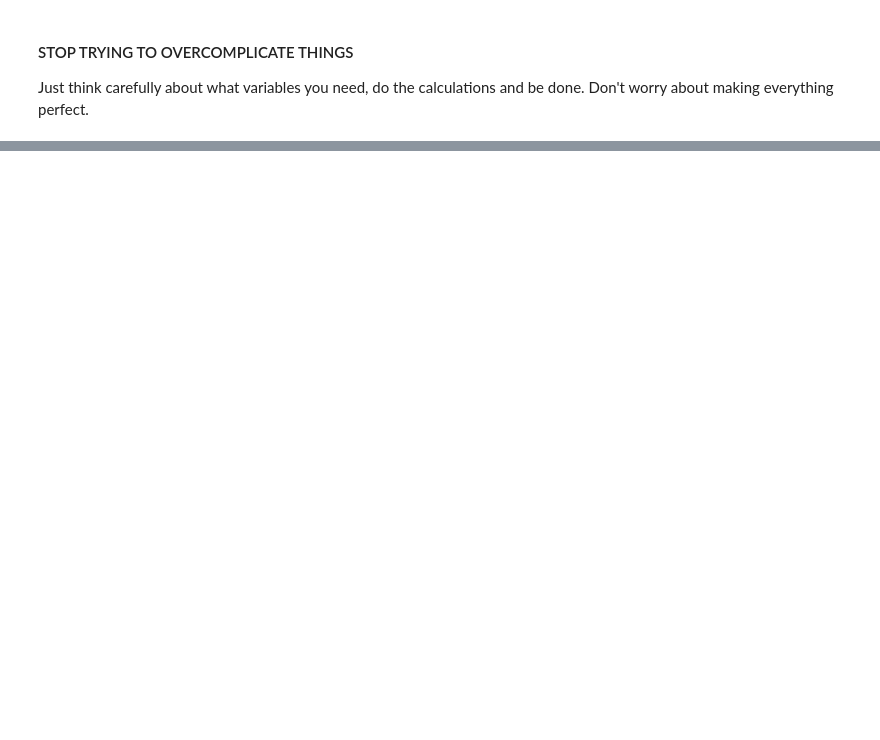
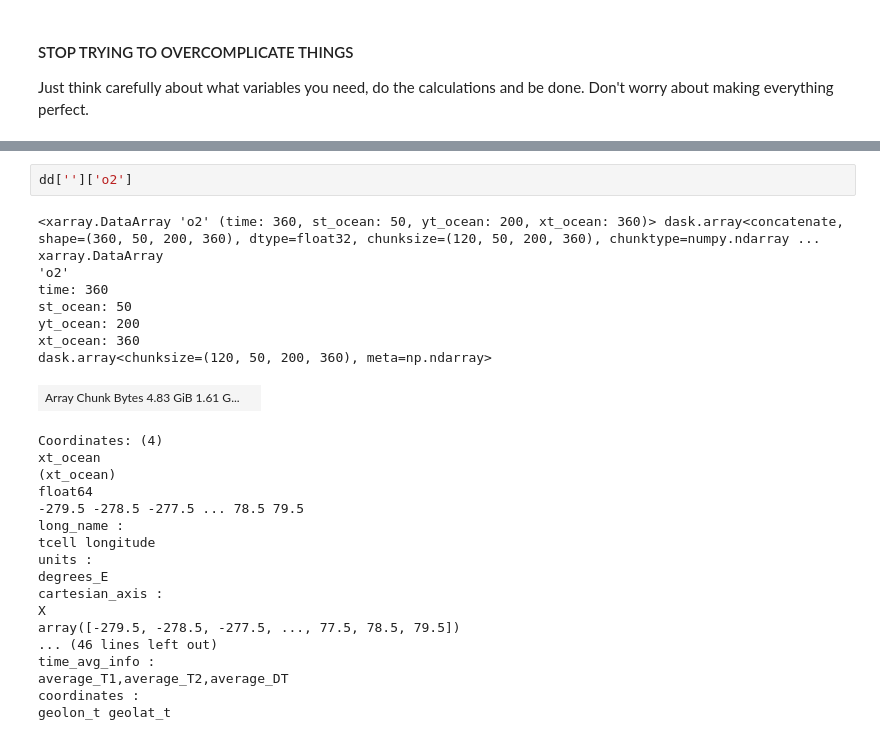
Before and after one commit to gmacgilchrist/esm2m, a Jupyter notebook: notebooks/bio-pump-timescales/calc_integrals.ipynb, the cells around one changed output, grey strips where cells are left out. Cells and saved outputs as stored; diff of their text form; blank space fills up the shorter version.

```diff
--- a/notebooks/bio-pump-timescales/calc_integrals.ipynb
+++ b/notebooks/bio-pump-timescales/calc_integrals.ipynb
@@ -35,0 +65,29 @@ None
+# %%
+dd['']['o2']
+# %% [output]
+<xarray.DataArray 'o2' (time: 360, st_ocean: 50, yt_ocean: 200, xt_ocean: 360)> dask.array<concatenate, shape=(360, 50, 200, 360), dtype=float32, chunksize=(120, 50, 200, 360), chunktype=numpy.ndarray ...
+xarray.DataArray
+'o2'
+time: 360
+st_ocean: 50
+yt_ocean: 200
+xt_ocean: 360
+dask.array<chunksize=(120, 50, 200, 360), meta=np.ndarray>
+| Array Chunk Bytes 4.83 GiB 1.61 G... |  |
+Coordinates: (4)
+xt_ocean
+(xt_ocean)
+float64
+-279.5 -278.5 -277.5 ... 78.5 79.5
+long_name :
+tcell longitude
+units :
+degrees_E
+cartesian_axis :
+X
+array([-279.5, -278.5, -277.5, ..., 77.5, 78.5, 79.5])
+... (46 lines left out)
+time_avg_info :
+average_T1,average_T2,average_DT
+coordinates :
+geolon_t geolat_t
```
Also changed, not shown: parts of 9 cells of this notebook, 2 other files.
